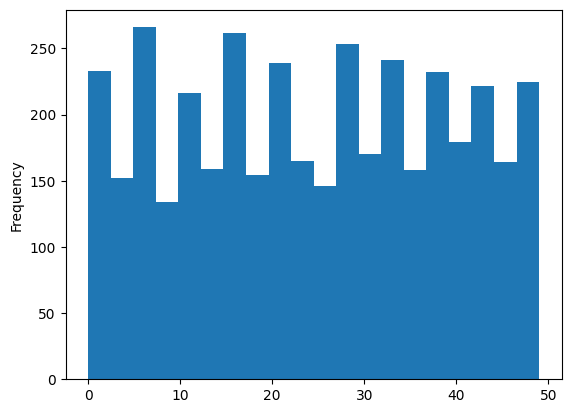
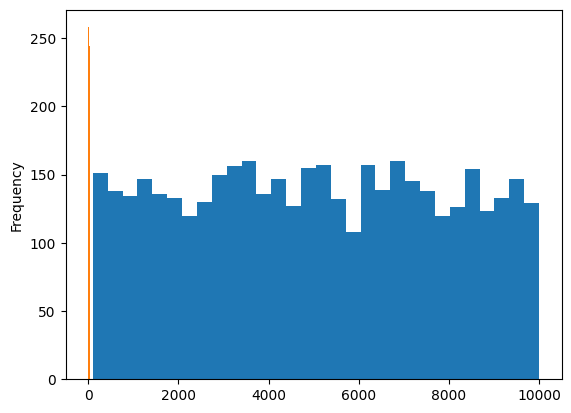
Unified diff of the notebook cell whose output changed from the first chart to the second:
--- before
+++ after
@@ -1,3 +1,3 @@
-# df['Price'].plot(kind='hist',bins=30)
+df['Price'].plot(kind='hist',bins=30)
 # #df['Stock'].value_counts().plot(kind='hist',bins=30)
 df['Discount'].plot(kind='hist',bins=20)

Commit: Polished